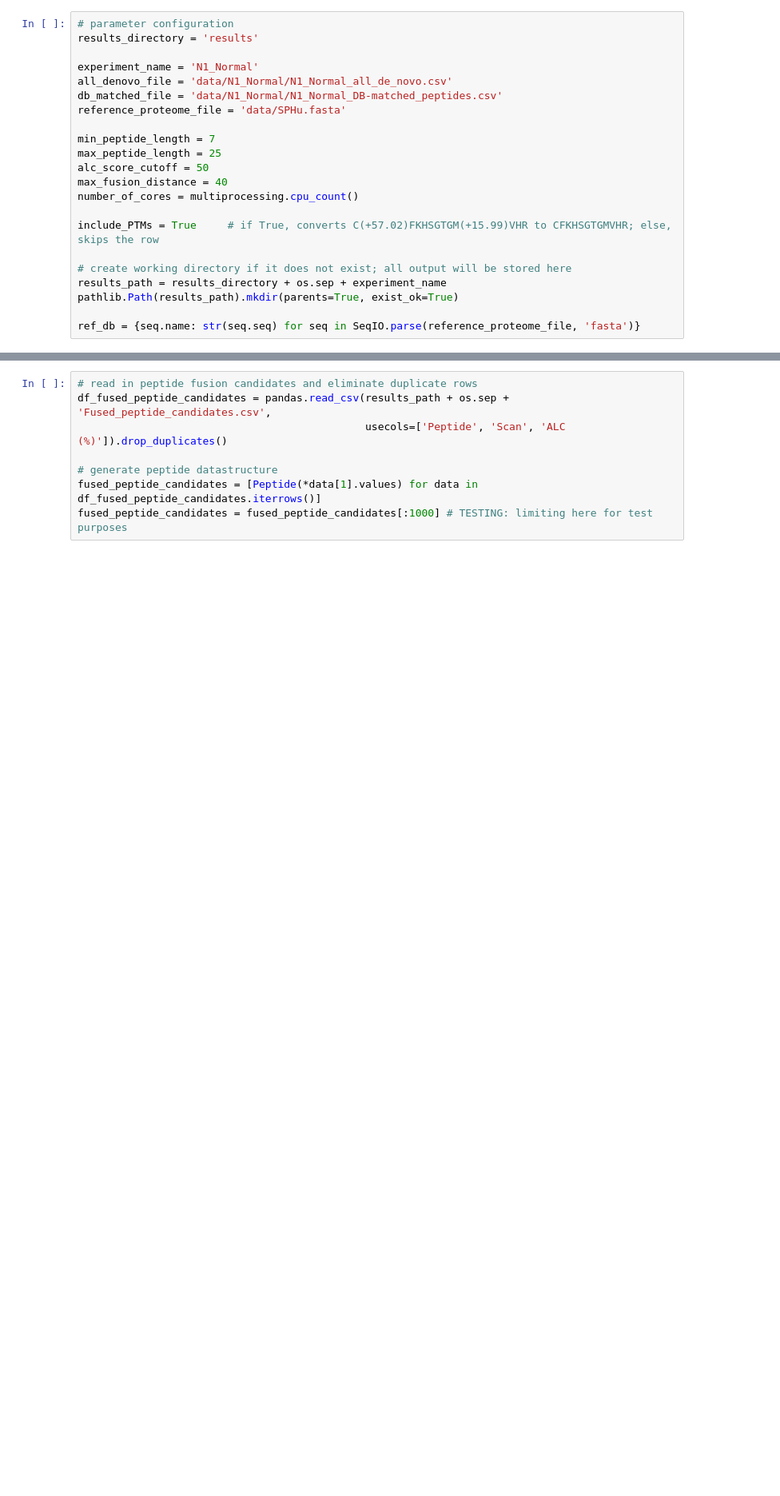
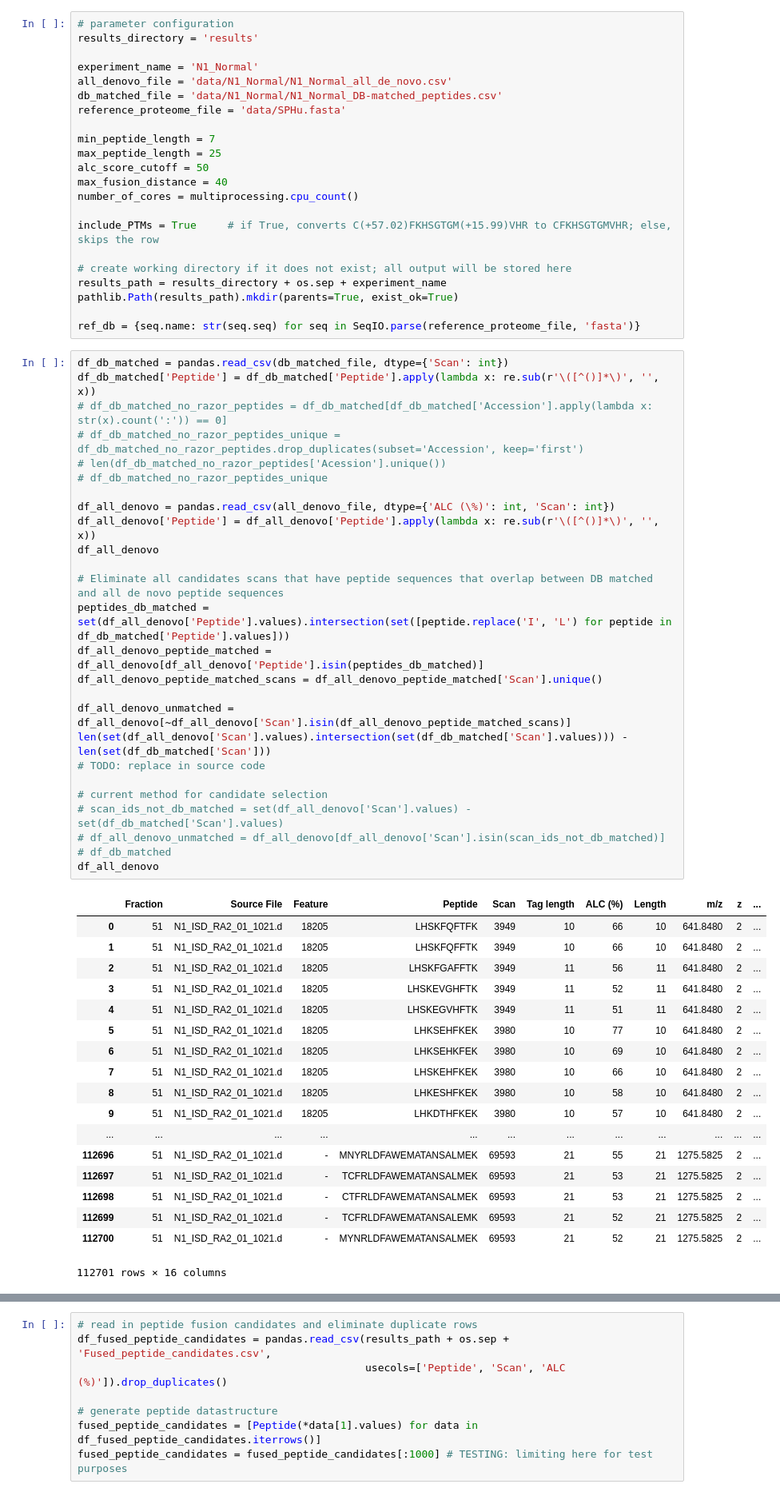
Before and after one commit to GLeonov/peptide-fusion-scan, a Jupyter notebook: peptide_fusion_scan.ipynb, the cells around one changed output, grey strips where cells are left out. Shown: that part at 80% size. Saved outputs shown, nothing was run; the diff lists cells and outputs as text; blank space fills up the shorter version.

```diff
--- a/peptide_fusion_scan.ipynb
+++ b/peptide_fusion_scan.ipynb
@@ -39,6 +39,51 @@ results_path = results_directory + os.sep + experiment_name
 pathlib.Path(results_path).mkdir(parents=True, exist_ok=True)
 
 ref_db = {seq.name: str(seq.seq) for seq in SeqIO.parse(reference_proteome_file, 'fasta')}
+# %%
+df_db_matched = pandas.read_csv(db_matched_file, dtype={'Scan': int})
+df_db_matched['Peptide'] = df_db_matched['Peptide'].apply(lambda x: re.sub(r'\([^()]*\)', '', x))
+# df_db_matched_no_razor_peptides = df_db_matched[df_db_matched['Accession'].apply(lambda x: str(x).count(':')) == 0]
+# df_db_matched_no_razor_peptides_unique = df_db_matched_no_razor_peptides.drop_duplicates(subset='Accession', keep='first')
+# len(df_db_matched_no_razor_peptides['Acession'].unique())
+# df_db_matched_no_razor_peptides_unique
+
+df_all_denovo = pandas.read_csv(all_denovo_file, dtype={'ALC (\%)': int, 'Scan': int})
+df_all_denovo['Peptide'] = df_all_denovo['Peptide'].apply(lambda x: re.sub(r'\([^()]*\)', '', x))
+df_all_denovo
+
+# Eliminate all candidates scans that have peptide sequences that overlap between DB matched and all de novo peptide sequences
+peptides_db_matched = set(df_all_denovo['Peptide'].values).intersection(set([peptide.replace('I', 'L') for peptide in df_db_matched['Peptide'].values]))
+df_all_denovo_peptide_matched = df_all_denovo[df_all_denovo['Peptide'].isin(peptides_db_matched)]
+df_all_denovo_peptide_matched_scans = df_all_denovo_peptide_matched['Scan'].unique()
+
+df_all_denovo_unmatched = df_all_denovo[~df_all_denovo['Scan'].isin(df_all_denovo_peptide_matched_scans)]
+len(set(df_all_denovo['Scan'].values).intersection(set(df_db_matched['Scan'].values))) - len(set(df_db_matched['Scan']))
+# TODO: replace in source code
+
+# current method for candidate selection
+# scan_ids_not_db_matched = set(df_all_denovo['Scan'].values) - set(df_db_matched['Scan'].values)
+# df_all_denovo_unmatched = df_all_denovo[df_all_denovo['Scan'].isin(scan_ids_not_db_matched)]
+# df_db_matched
+df_all_denovo
+# %% [output]
+|  | Fraction | Source File | Feature | Peptide | Scan | Tag length | ALC (%) | Length | m/z | z | ... |
+| 0 | 51 | N1_ISD_RA2_01_1021.d | 18205 | LHSKFQFTFK | 3949 | 10 | 66 | 10 | 641.8480 | 2 | ... |
+| 1 | 51 | N1_ISD_RA2_01_1021.d | 18205 | LHSKFQFFTK | 3949 | 10 | 66 | 10 | 641.8480 | 2 | ... |
+| 2 | 51 | N1_ISD_RA2_01_1021.d | 18205 | LHSKFGAFFTK | 3949 | 11 | 56 | 11 | 641.8480 | 2 | ... |
+| 3 | 51 | N1_ISD_RA2_01_1021.d | 18205 | LHSKEVGHFTK | 3949 | 11 | 52 | 11 | 641.8480 | 2 | ... |
+| 4 | 51 | N1_ISD_RA2_01_1021.d | 18205 | LHSKEGVHFTK | 3949 | 11 | 51 | 11 | 641.8480 | 2 | ... |
+| 5 | 51 | N1_ISD_RA2_01_1021.d | 18205 | LHKSEHFKEK | 3980 | 10 | 77 | 10 | 641.8480 | 2 | ... |
+| 6 | 51 | N1_ISD_RA2_01_1021.d | 18205 | LHKSEHKFEK | 3980 | 10 | 69 | 10 | 641.8480 | 2 | ... |
+| 7 | 51 | N1_ISD_RA2_01_1021.d | 18205 | LHSKEHFKEK | 3980 | 10 | 66 | 10 | 641.8480 | 2 | ... |
+| 8 | 51 | N1_ISD_RA2_01_1021.d | 18205 | LHKESHFKEK | 3980 | 10 | 58 | 10 | 641.8480 | 2 | ... |
+| 9 | 51 | N1_ISD_RA2_01_1021.d | 18205 | LHKDTHFKEK | 3980 | 10 | 57 | 10 | 641.8480 | 2 | ... |
+| ... | ... | ... | ... | ... | ... | ... | ... | ... | ... | ... | ... |
+| 112696 | 51 | N1_ISD_RA2_01_1021.d | - | MNYRLDFAWEMATANSALMEK | 69593 | 21 | 55 | 21 | 1275.5825 | 2 | ... |
+| 112697 | 51 | N1_ISD_RA2_01_1021.d | - | TCFRLDFAWEMATANSALMEK | 69593 | 21 | 53 | 21 | 1275.5825 | 2 | ... |
+| 112698 | 51 | N1_ISD_RA2_01_1021.d | - | CTFRLDFAWEMATANSALMEK | 69593 | 21 | 53 | 21 | 1275.5825 | 2 | ... |
+| 112699 | 51 | N1_ISD_RA2_01_1021.d | - | TCFRLDFAWEMATANSALEMK | 69593 | 21 | 52 | 21 | 1275.5825 | 2 | ... |
+| 112700 | 51 | N1_ISD_RA2_01_1021.d | - | MYNRLDFAWEMATANSALMEK | 69593 | 21 | 52 | 21 | 1275.5825 | 2 | ... |
+112701 rows × 16 columns
 # %%
 # classes to structure the Peptides data for scanning purposes
 class Peptide:
```
Also changed, not shown: 1 other file.
